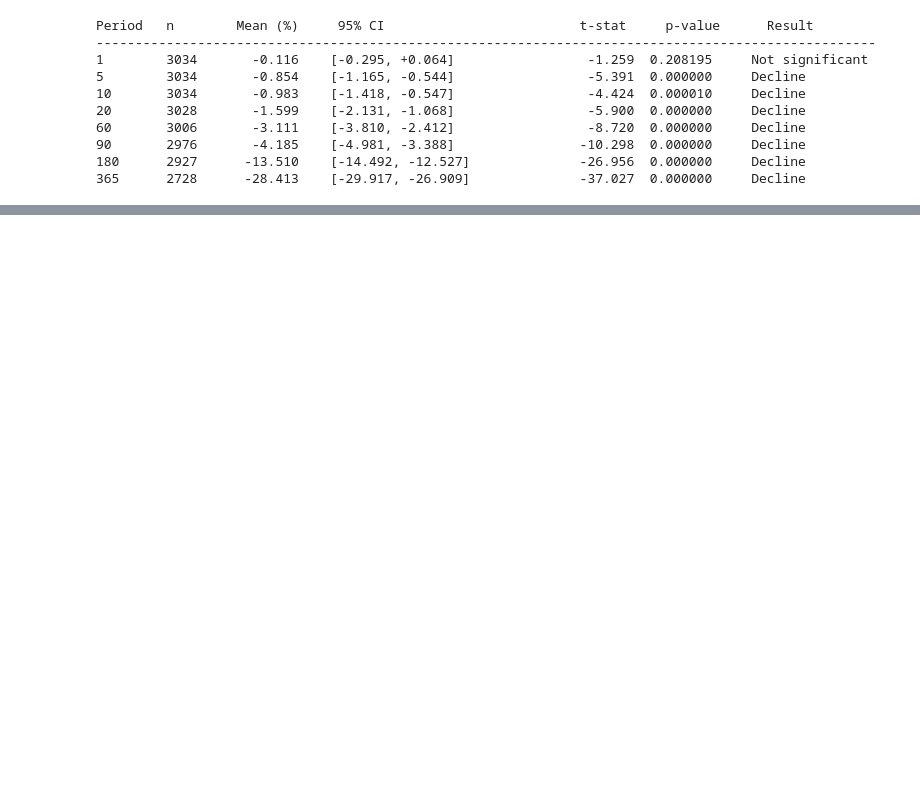
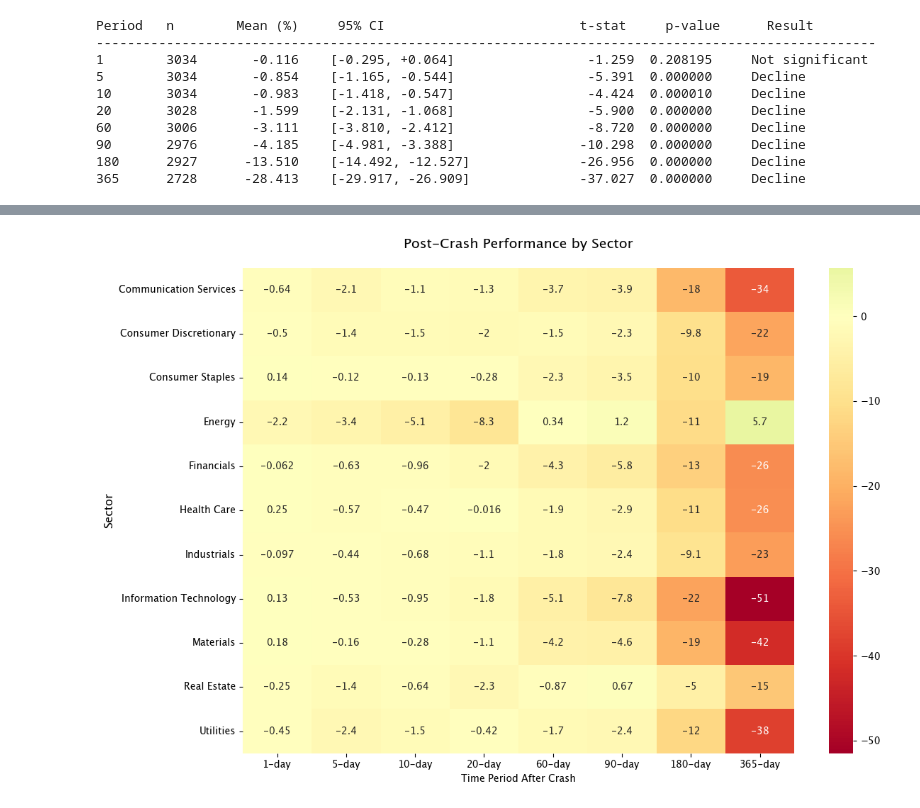
Before and after one commit to yannzg/sp500-rebounds, a Jupyter notebook: analysis.ipynb, the cells around one changed output, grey strips where cells are left out. Saved outputs shown, nothing was run; the diff lists cells and outputs as text; code cells hidden in the pictures; blank space fills up the shorter version.

```diff
--- a/analysis.ipynb
+++ b/analysis.ipynb
@@ -958,0 +1141,17 @@ The magnitude of stock underperformance intensifies over time, which would suppo
+# %%
+# Calculate average abnormal return by sector and period
+sector_patterns = clustering_with_info.groupby("GICS Sector")[
+    ["1-day", "5-day", "10-day", "20-day", "60-day", "90-day", "180-day", "365-day"]
+].mean()
+
+# Heatmap
+fig, ax15 = plt.subplots(figsize=(12, 8))
+sns.heatmap(sector_patterns, annot=True, cmap='RdYlGn', center=0, ax=ax15)
+ax15.set_xlabel('Time Period After Crash')
+ax15.set_ylabel('Sector', fontsize=12, weight='bold')
+ax15.set_title('Post-Crash Performance by Sector', fontsize=14, pad=20)
+
+plt.tight_layout()
+plt.show()
+# %% [output]
+[figure, added]
```
Also changed, not shown: parts of 17 cells of this notebook.
